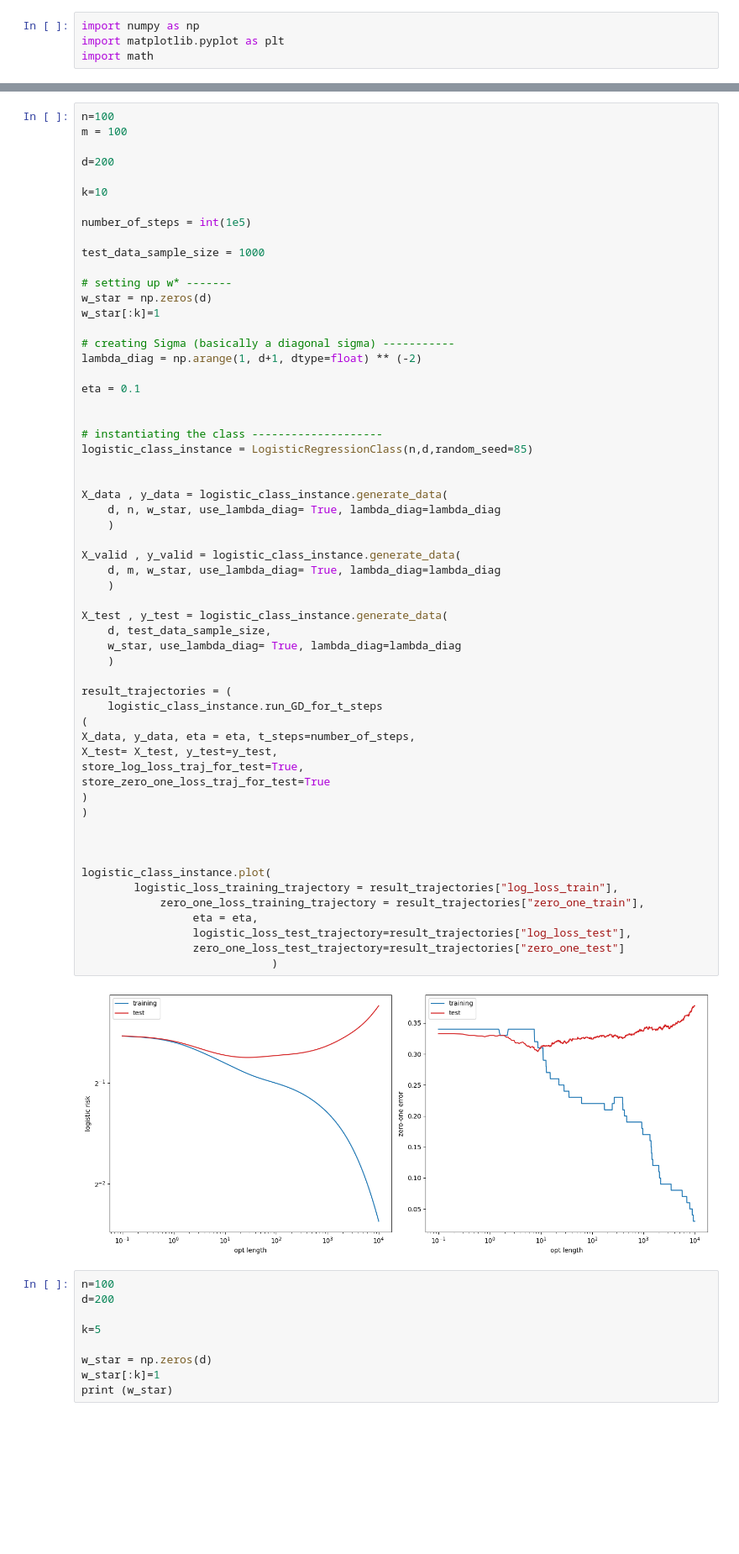
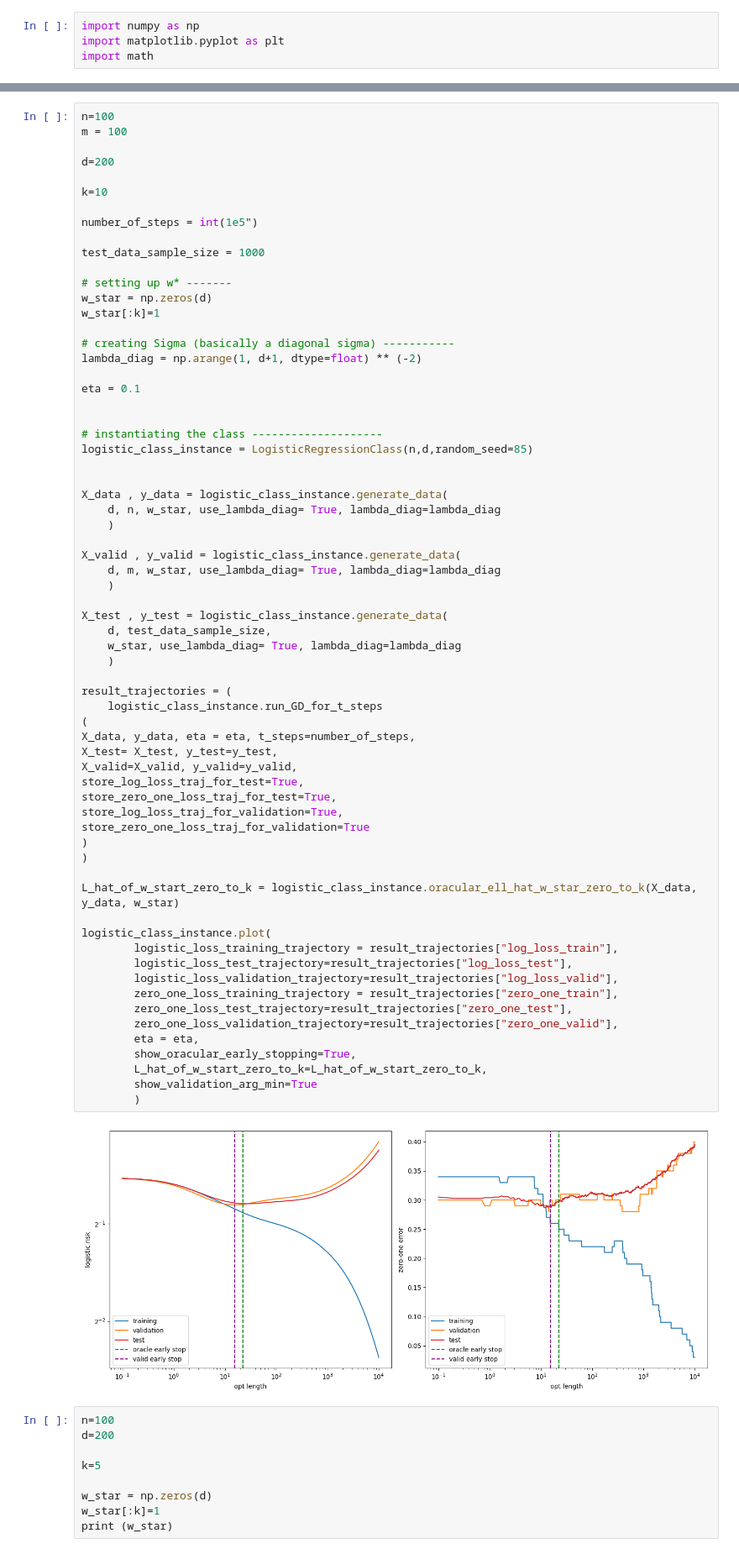
Before and after one commit to AliMorty/early_stopping, a Jupyter notebook: ali_code/logistic_regression_hold_out.ipynb, the cells around one changed output, grey strips where cells are left out. Shown at 84% size. Cells and saved outputs as stored; diff of their text form; blank space fills up the shorter version.

```diff
--- a/ali_code/logistic_regression_hold_out.ipynb
+++ b/ali_code/logistic_regression_hold_out.ipynb
@@ -220,7 +233,7 @@ d=200
 
 k=10
 
-number_of_steps = int(1e5)
+number_of_steps = int(1e5")
 
 test_data_sample_size = 1000
 
@@ -237,41 +250,49 @@ eta = 0.1
 # instantiating the class --------------------
 logistic_class_instance = LogisticRegressionClass(n,d,random_seed=85)
 
 
 X_data , y_data = logistic_class_instance.generate_data(
     d, n, w_star, use_lambda_diag= True, lambda_diag=lambda_diag
     )
 
 X_valid , y_valid = logistic_class_instance.generate_data(
     d, m, w_star, use_lambda_diag= True, lambda_diag=lambda_diag
     )
 
 X_test , y_test = logistic_class_instance.generate_data(
     d, test_data_sample_size,
     w_star, use_lambda_diag= True, lambda_diag=lambda_diag
     )
 
 result_trajectories = (
     logistic_class_instance.run_GD_for_t_steps
 (
 X_data, y_data, eta = eta, t_steps=number_of_steps,
 X_test= X_test, y_test=y_test,
+X_valid=X_valid, y_valid=y_valid,
 store_log_loss_traj_for_test=True,
-store_zero_one_loss_traj_for_test=True
+store_zero_one_loss_traj_for_test=True,
+store_log_loss_traj_for_validation=True,
+store_zero_one_loss_traj_for_validation=True
 )
 )
 
-
+L_hat_of_w_start_zero_to_k = logistic_class_instance.oracular_ell_hat_w_star_zero_to_k(X_data, y_data, w_star)
 
 logistic_class_instance.plot(
         logistic_loss_training_trajectory = result_trajectories["log_loss_train"],
-            zero_one_loss_training_trajectory = result_trajectories["zero_one_train"],
-                 eta = eta,
-                 logistic_loss_test_trajectory=result_trajectories["log_loss_test"],
-                 zero_one_loss_test_trajectory=result_trajectories["zero_one_test"]
-                             )
+        logistic_loss_test_trajectory=result_trajectories["log_loss_test"],
+        logistic_loss_validation_trajectory=result_trajectories["log_loss_valid"],
+        zero_one_loss_training_trajectory = result_trajectories["zero_one_train"],
+        zero_one_loss_test_trajectory=result_trajectories["zero_one_test"],
+        zero_one_loss_validation_trajectory=result_trajectories["zero_one_valid"],
+        eta = eta,
+        show_oracular_early_stopping=True,
+        L_hat_of_w_start_zero_to_k=L_hat_of_w_start_zero_to_k,
+        show_validation_arg_min=True
+        )
 # %% [output]
-[figure, old version]
+[figure, new version]
 # %%
 n=100
 d=200
```
Also changed, not shown: parts of 2 cells of this notebook, 13 other files.
